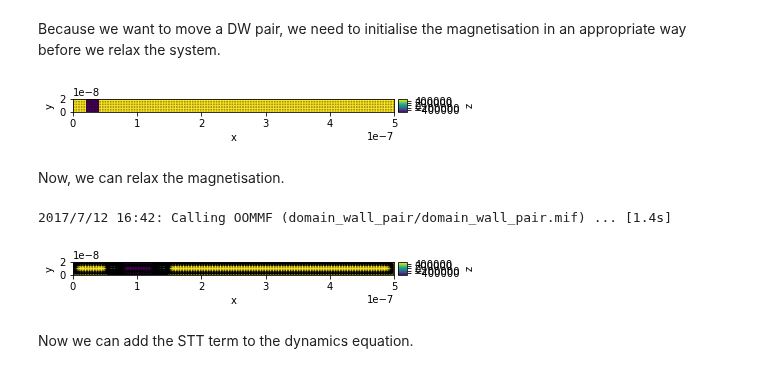
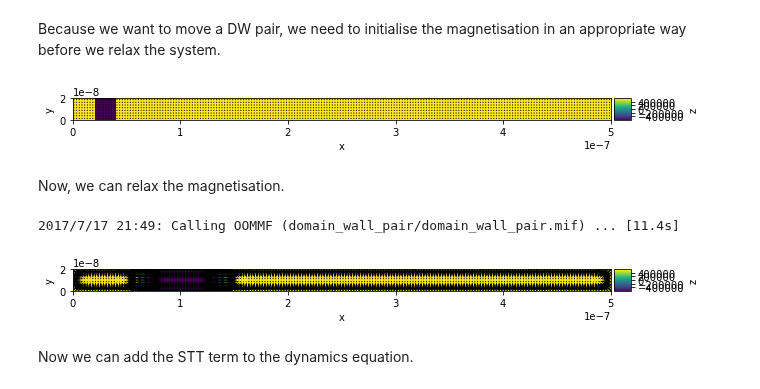
Before and after one commit to joommf-attic/tutorial, a Jupyter notebook: workshops/Durham/tutorial4_current_induced_dw_motion.ipynb, the cells around one changed output. Cells and saved outputs as stored; diff of their text form; code cells hidden in the pictures.

Commit message:
more updates for Durham, mainly plotting

```diff
--- a/workshops/Durham/tutorial4_current_induced_dw_motion.ipynb
+++ b/workshops/Durham/tutorial4_current_induced_dw_motion.ipynb
@@ -44,26 +45,30 @@ Because we want to move a DW pair, we need to initialise the magnetisation in an
 # %%
 def m_value(pos):
     x, y, z = pos
     if 20e-9 < x < 40e-9:
         return (0, 0, -1)
     else:
         return (0, 0, 1)
 
 system.m = df.Field(mesh, value=m_value, norm=Ms)
 
-system.m.plot_plane("z");
+fig = plt.figure(figsize=(10, 10))
+ax = fig.add_subplot(111)
+system.m.plot_plane("z", ax=ax);
 # %% [output]
-[figure, old version]
+[figure, new version]
 # %% [markdown]
 Now, we can relax the magnetisation.
 # %%
 md = oc.MinDriver()
 md.drive(system)
 
-system.m.plot_plane("z")
+fig = plt.figure(figsize=(10, 10))
+ax = fig.add_subplot(111)
+system.m.plot_plane("z", ax=ax)
 # %% [output]
-2017/7/12 16:42: Calling OOMMF (domain_wall_pair/domain_wall_pair.mif) ... [1.4s]
+2017/7/17 21:49: Calling OOMMF (domain_wall_pair/domain_wall_pair.mif) ... [11.4s]
-[figure, old version]
+[figure, new version]
 # %% [markdown]
 Now we can add the STT term to the dynamics equation.
 # %%
```
Also changed, not shown: parts of 1 cell of this notebook, 3 other files.
